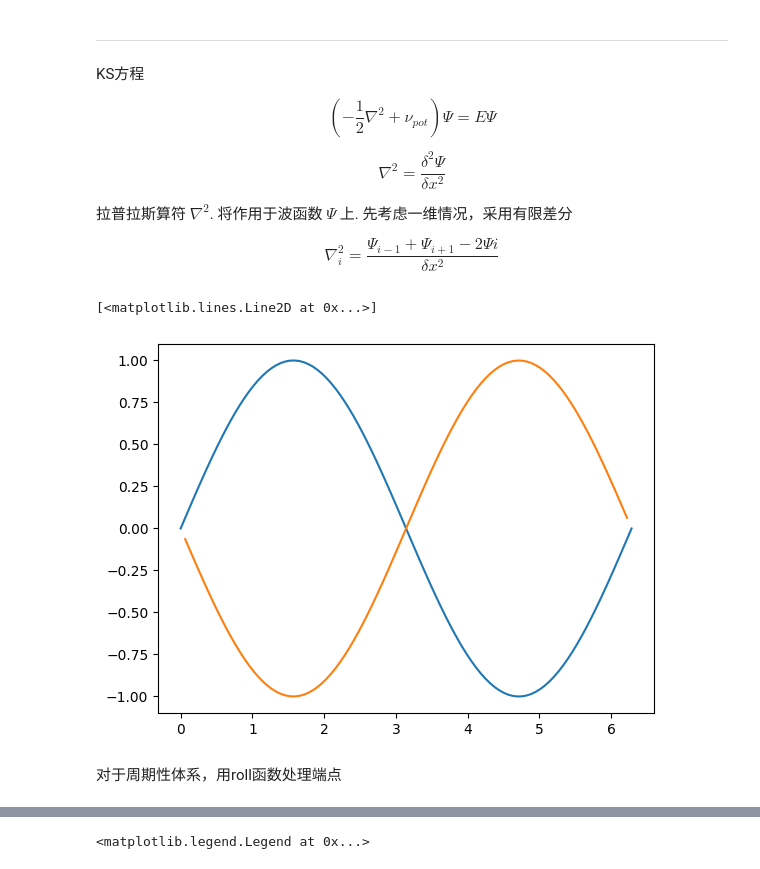
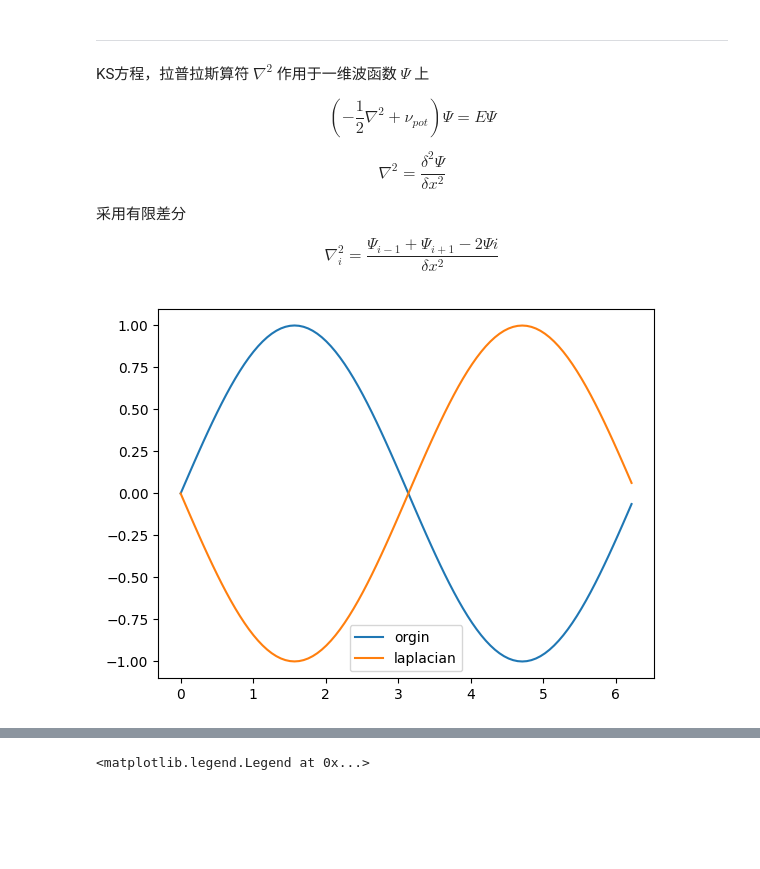
Before and after one commit to m3lab-zzl/pyrho, a Jupyter notebook: tutorial.ipynb, the cells around one changed output, grey strips where cells are left out. Cells and saved outputs as stored; diff of their text form; code cells hidden in the pictures; blank space fills up the shorter version.

```diff
--- a/tutorial.ipynb
+++ b/tutorial.ipynb
@@ -18,31 +1,28 @@ Happy calculating!
 # %% [markdown]
 ---
-KS方程
+KS方程，拉普拉斯算符 $\nabla^2$ 作用于一维波函数 $\Psi$ 上
 
 $$(-\frac{1}{2}\nabla^2 + \nu_{pot})\Psi = E\Psi$$
 
 $$\nabla^2 = \frac{\delta^2\Psi}{\delta x^2} $$
 
-拉普拉斯算符 $\nabla^2$. 将作用于波函数 $\Psi$ 上. 先考虑一维情况，采用有限差分
+采用有限差分
 
 $$\nabla^2_i = \frac{\Psi_{i-1}+\Psi_{i+1} - 2\Psi{i}}{\delta x^2} $$
 # %%
 import matplotlib.pyplot as plt
 import numpy as np
 
 def get_laplacian(psi, dx):
-    '''直接对格点上的波函数值作差'''
-    laplace = []
-    for i in range(1, len(psi)-1):
-        laplace.append((psi[i-1] + psi[i+1] - 2*psi[i]) / dx**2)
-    return laplace
+    '''直接对格点上的波函数值作差，考虑边界'''
+    return (np.roll(psi, 1) + np.roll(psi, -1) - 2*psi)/dx**2
 
-x, dx = np.linspace(0, 2*np.pi, 100, retstep=True)
-psi = np.sin(x)
-plt.plot(x, psi)
-plt.plot(x[1:-1], get_laplacian(psi, dx))
+# TODO 为什么必须要用endpoint=False？
+x, dx = np.linspace(0, 2*np.pi, 100, endpoint=False, retstep=True)
+psi = np.sin(x) # 假设波函数为sin(x)
+plt.plot(x, psi, label='orgin')
+plt.plot(x, get_laplacian(psi, dx), label='laplacian')
+plt.legend()
+plt.show()
 # %% [output]
-[<matplotlib.lines.Line2D at 0x...>]
-[figure, old version]
+[figure, new version]
-# %% [markdown]
-对于周期性体系，用roll函数处理端点
```
Also changed, not shown: parts of 24 cells of this notebook.
